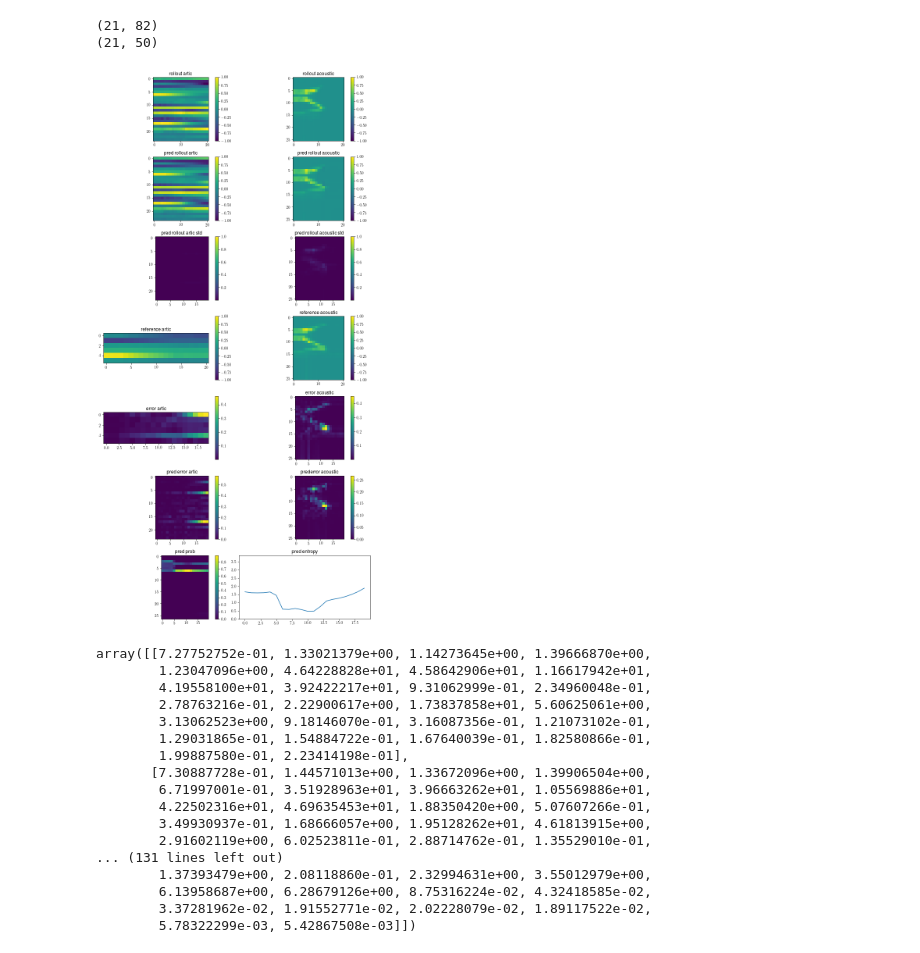
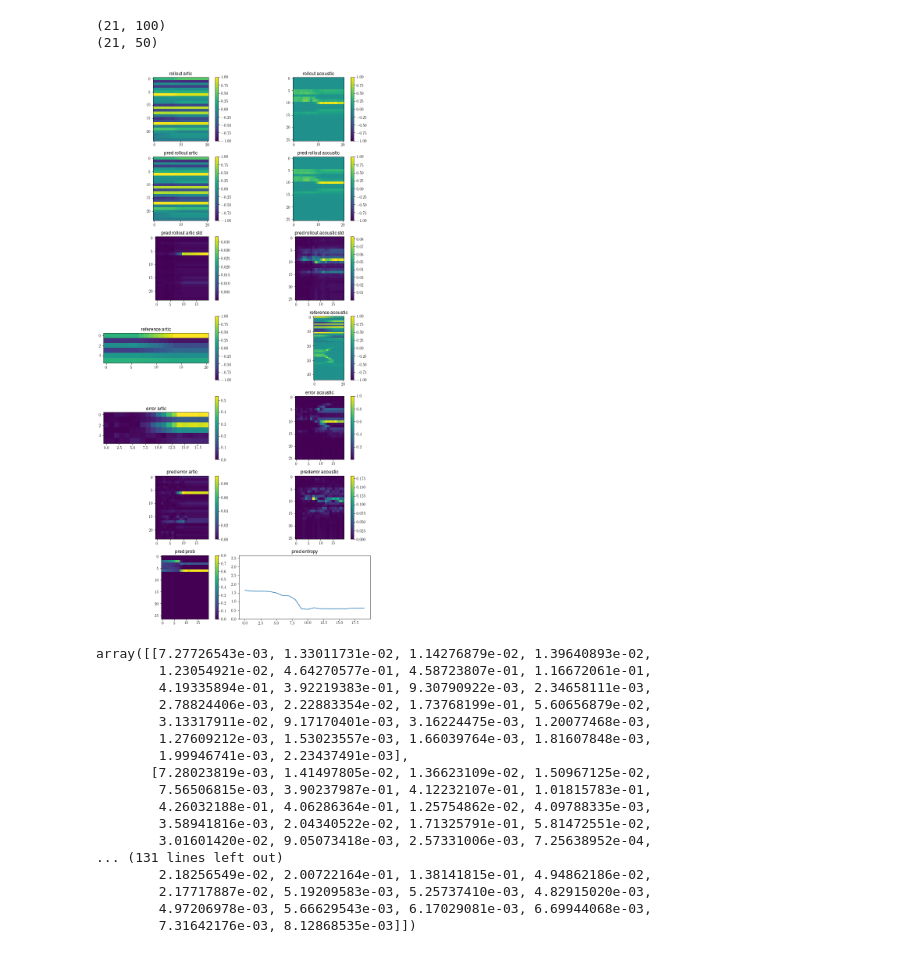
Before and after one commit to qdenisq/SpeechAcquisitionModel, a Jupyter notebook: src/reinforcement/goal_directed_model_based_rl/saliency_visualization.ipynb, the cells around one changed output. Saved outputs shown, nothing was run; the diff lists cells and outputs as text; code cells hidden in the pictures.

```diff
--- a/src/reinforcement/goal_directed_model_based_rl/saliency_visualization.ipynb
+++ b/src/reinforcement/goal_directed_model_based_rl/saliency_visualization.ipynb
@@ -21,7 +21,7 @@ rc('font',**{'family':'sans-serif','sans-serif':['Helvetica']})
 #rc('font',**{'family':'serif','serif':['Palatino']})
 rc('text', usetex=True)
 # %%
-model_dir = r'C:\Study\SpeechAcquisitionModel\reports\videos\\video_ensemble_multi_step_05_18_2019_07_01_PM'
+model_dir = r'C:\Study\SpeechAcquisitionModel\reports\videos\\video_ensemble_multi_step_V2_05_27_2019_06_59_PM'
 # %%
 with open(model_dir+ '/config.json') as data_file:
     kwargs = json.load(data_file)
@@ -210,11 +210,11 @@ im_pred = axes[1, 1].imshow(np.array(ep_states_pred)[:, n_artic: n_artic+n_audio
 axes[1, 1].set_title('pred rollout acoustic')
 plt.colorbar(im_pred, ax=axes[1, 1])
 
-im_pred = axes[2, 0].imshow(np.array(ep_states_std_pred)[:, :n_artic].T, vmax=1.)
+im_pred = axes[2, 0].imshow(np.array(ep_states_std_pred)[:, :n_artic].T)
 axes[2, 0].set_title('pred rollout artic std')
 plt.colorbar(im_pred, ax=axes[2, 0])
 
-im_pred = axes[2, 1].imshow(np.array(ep_states_std_pred)[:, n_artic: n_artic+n_audio].T, vmax=1.)
+im_pred = axes[2, 1].imshow(np.array(ep_states_std_pred)[:, n_artic: n_artic+n_audio].T)
 axes[2, 1].set_title('pred rollout acoustic std')
 plt.colorbar(im_pred, ax=axes[2, 1])
 
@@ -250,52 +250,52 @@ pred_err_img = np.abs(np.array(
 im3 = axes[5, 0].imshow(np.array(pred_err_img[:, :n_artic].T))
 axes[5, 0].set_title('pred error artic')
 plt.colorbar(im3, ax=axes[5, 0])
 
 im3 = axes[5, 1].imshow(np.array(pred_err_img[:, n_artic:n_artic + n_audio].T))
 axes[5, 1].set_title('prederror acoustic')
 plt.colorbar(im3, ax=axes[5, 1])
 
 im4 = axes[6, 0].imshow(np.array(probs).T, vmin=0., vmax=np.array(probs).T.max())
 # axes[5, 1].ylim((0, 1.0))
 axes[6, 0].set_title('pred prob')
 plt.colorbar(im4, ax=axes[6, 0])
 
 im4 = axes[6, 1].plot(np.array(entropies))
 axes[6, 1].set_ylim(bottom=0, top=np.array(entropies).max()+2)
 axes[6, 1].set_title('pred entropy')
 # plt.colorbar(im4, ax=axes[4, 1])
 
 # if cb is None:
 # cb = plt.colorbar(im0, ax=axes[0, 1])
 # plt.colorbar(im_pred, ax=axes[1, 1])
 # plt.colorbar(im1, ax=axes[2, 1])
 # plt.colorbar(im2, ax=axes[3, 1])
 # plt.colorbar(im3, ax=axes[4, 1])
 plt.tight_layout()
 # plt.draw()
 # plt.pause(.001)
 plt.show()
 # %% [output]
-(21, 82)
+(21, 100)
 (21, 50)
-[figure, old version]
+[figure, new version]
 # %%
 np.array(ep_states)[:, n_artic: n_artic+n_audio]
 # %% [output]
-array([[7.27752752e-01, 1.33021379e+00, 1.14273645e+00, 1.39666870e+00,
-        1.23047096e+00, 4.64228828e+01, 4.58642906e+01, 1.16617942e+01,
-        4.19558100e+01, 3.92422217e+01, 9.31062999e-01, 2.34960048e-01,
-        2.78763216e-01, 2.22900617e+00, 1.73837858e+01, 5.60625061e+00,
-        3.13062523e+00, 9.18146070e-01, 3.16087356e-01, 1.21073102e-01,
-        1.29031865e-01, 1.54884722e-01, 1.67640039e-01, 1.82580866e-01,
-        1.99887580e-01, 2.23414198e-01],
-       [7.30887728e-01, 1.44571013e+00, 1.33672096e+00, 1.39906504e+00,
-        6.71997001e-01, 3.51928963e+01, 3.96663262e+01, 1.05569886e+01,
-        4.22502316e+01, 4.69635453e+01, 1.88350420e+00, 5.07607266e-01,
-        3.49930937e-01, 1.68666057e+00, 1.95128262e+01, 4.61813915e+00,
-        2.91602119e+00, 6.02523811e-01, 2.88714762e-01, 1.35529010e-01,
+array([[7.27726543e-03, 1.33011731e-02, 1.14276879e-02, 1.39640893e-02,
+        1.23054921e-02, 4.64270577e-01, 4.58723807e-01, 1.16672061e-01,
+        4.19335894e-01, 3.92219383e-01, 9.30790922e-03, 2.34658111e-03,
+        2.78824406e-03, 2.22883354e-02, 1.73768199e-01, 5.60656879e-02,
+        3.13317911e-02, 9.17170401e-03, 3.16224475e-03, 1.20077468e-03,
+        1.27609212e-03, 1.53023557e-03, 1.66039764e-03, 1.81607848e-03,
+        1.99946741e-03, 2.23437491e-03],
+       [7.28023819e-03, 1.41497805e-02, 1.36623109e-02, 1.50967125e-02,
+        7.56506815e-03, 3.90237987e-01, 4.12232107e-01, 1.01815783e-01,
+        4.26032188e-01, 4.06286364e-01, 1.25754862e-02, 4.09788335e-03,
+        3.58941816e-03, 2.04340522e-02, 1.71325791e-01, 5.81472551e-02,
+        3.01601420e-02, 9.05073418e-03, 2.57331006e-03, 7.25638952e-04,
 ... (131 lines left out)
-        1.37393479e+00, 2.08118860e-01, 2.32994631e+00, 3.55012979e+00,
-        6.13958687e+00, 6.28679126e+00, 8.75316224e-02, 4.32418585e-02,
-        3.37281962e-02, 1.91552771e-02, 2.02228079e-02, 1.89117522e-02,
-        5.78322299e-03, 5.42867508e-03]])
+        2.18256549e-02, 2.00722164e-01, 1.38141815e-01, 4.94862186e-02,
+        2.17717887e-02, 5.19209583e-03, 5.25737410e-03, 4.82915020e-03,
+        4.97206978e-03, 5.66629543e-03, 6.17029081e-03, 6.69944068e-03,
+        7.31642176e-03, 8.12868535e-03]])
```
Also changed, not shown: parts of 4 cells of this notebook, 3 other files.
